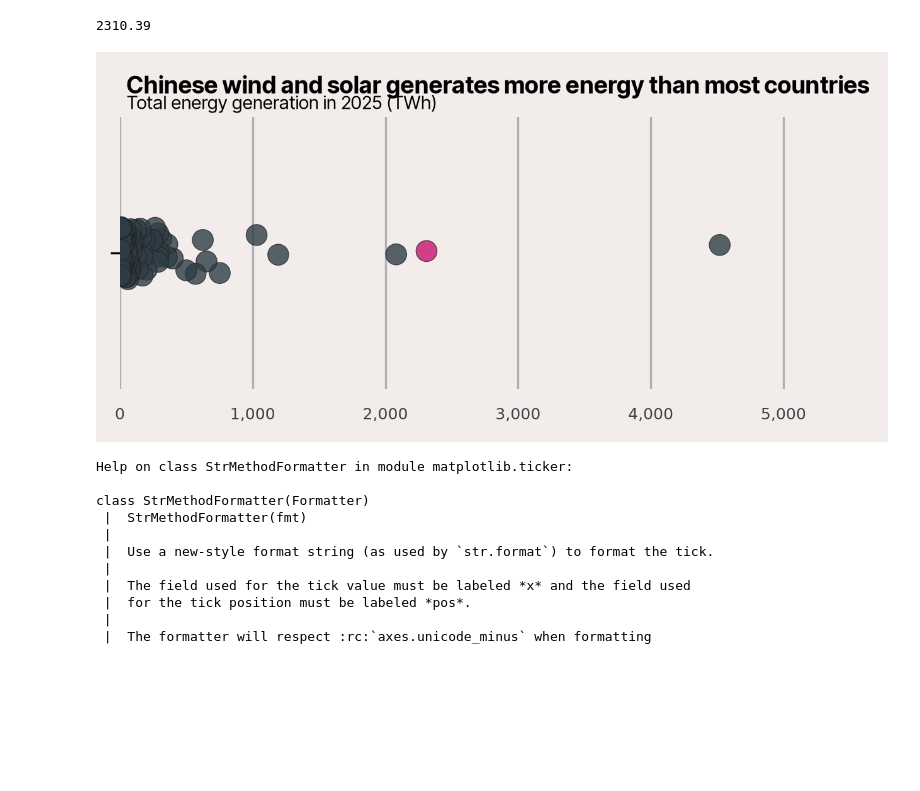
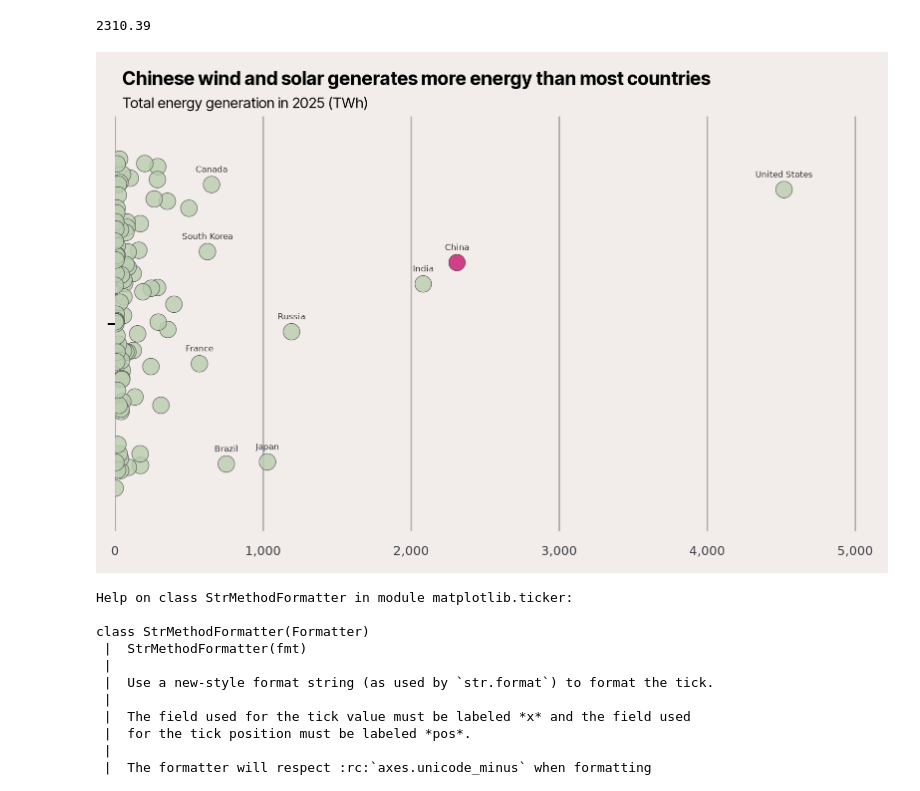
Before and after one commit to TurnerHaa/chinaEnergy, a Jupyter notebook: chinaEnergy.ipynb, the cells around one changed output. Cells and saved outputs as stored; diff of their text form; code cells hidden in the pictures; blank space fills up the shorter version.

Commit message:
Widened dot jitter

```diff
--- a/chinaEnergy.ipynb
+++ b/chinaEnergy.ipynb
@@ -97,36 +97,53 @@ ax.patch.set_facecolor(background)
 
 ax.text(0.01, 1.065, title, transform=ax.transAxes, ha='left', va='bottom', **title_font)
 ax.text(0.01, 1.012, subtitle, transform=ax.transAxes, ha='left', va='bottom', **subtitle_font)
 
 
 palette = {
-    'Total generation': '#2F3E46',
+    'Total generation': '#BACDB0',
     'Wind and solar': '#C7156D'
 }
 
 # ax.set(xscale="log")
-sns.stripplot(x='generation_twh_', jitter=True, data=generation_data, size=8, hue='electricity_source', linewidth=0.3,  palette=palette, alpha=0.8)
+sns.stripplot(x='generation_twh_', jitter=0.4, data=generation_data, size=8, hue='electricity_source', linewidth=0.3,  palette=palette, alpha=0.8, ax=ax)
+
+offsets = ax.collections[-1].get_offsets()
+
+for idx, (x_pos, y_pos) in enumerate(offsets[0:9]):
+    label_text = generation_data.iloc[idx]["area"]
+
+    ax.annotate(
+        label_text,
+        xy=(x_pos, y_pos),
+        xytext=(0, 5),
+        textcoords="offset points",
+        ha="center",
+        va="bottom",
+        fontsize=4,
+        color="#333333",
+    )
+
 
 ax.set_xlim(0, 5010)
 plt.tick_params(axis='x', which='both', bottom=False, top=False)
 plt.tick_params(axis='y', which='both', bottom=False, top=False)
 plt.grid(axis='x')
 
 ax.tick_params(axis='x', labelsize=6)
 ax.set_xlabel(None)
 
 ax.xaxis.set_major_formatter(ticker.StrMethodFormatter("{x:,.0f}"))
 
 ax.get_legend().remove()
 
 for pos in ['right', 'top', 'bottom', 'left']:
     plt.gca().spines[pos].set_visible(False)
 
 plt.savefig("output_300dpi.png", dpi=dpi, facecolor=fig.get_facecolor())
 
 plt.show()
 # %% [output]
-[figure, old version]
+[figure, new version]
 # %%
 help(ticker.StrMethodFormatter)
 # %% [output]
```
Also changed, not shown: 1 other file.
